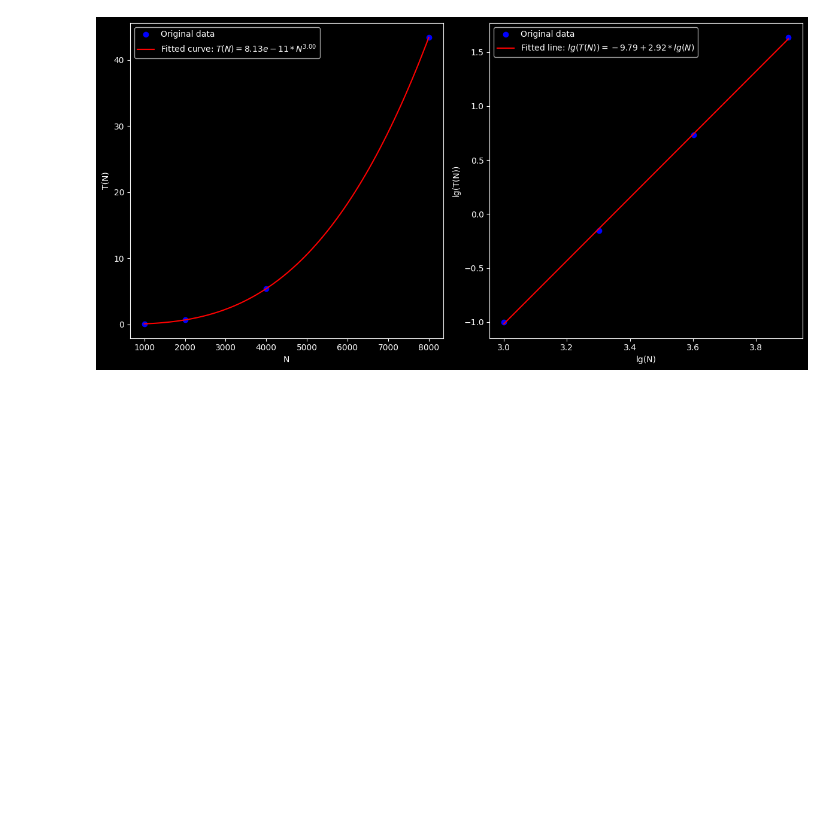
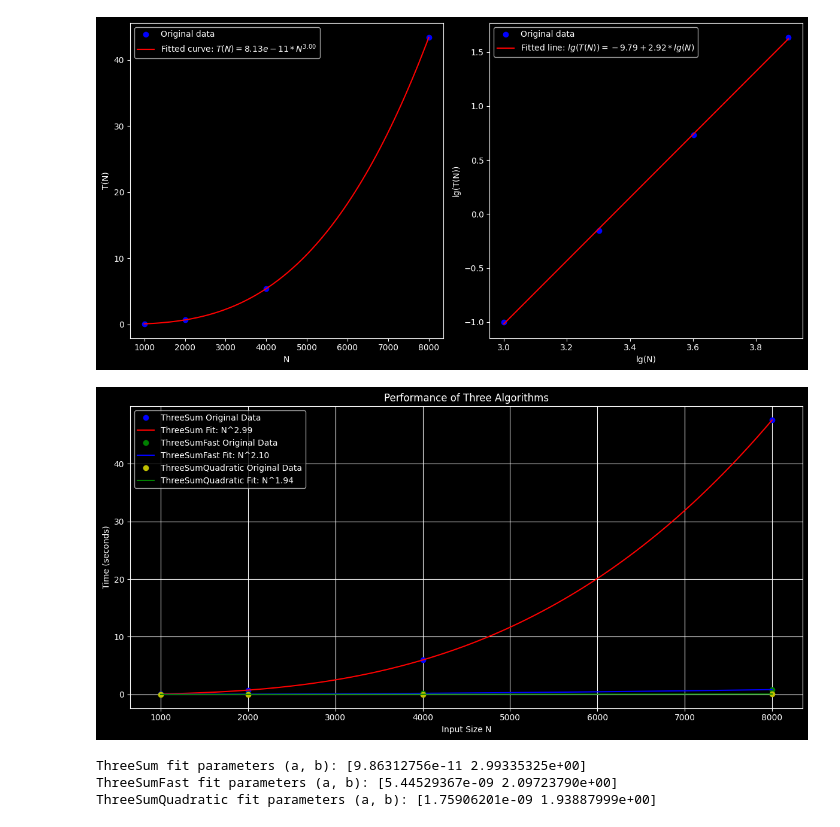
Before and after one commit to HaronCHou/algs4_cpuls_java, a Jupyter notebook: algs4_java/algs4-master-RQTN/algs4-master/src/analysis_of_algs/时间测试.ipynb, the cells around one changed output. Drawn from its saved outputs; the diff is of its cells as text; code cells hidden in the pictures; blank space fills up the shorter version.

```diff
--- a/algs4_java/algs4-master-RQTN/algs4-master/src/analysis_of_algs/时间测试.ipynb
+++ b/algs4_java/algs4-master-RQTN/algs4-master/src/analysis_of_algs/时间测试.ipynb
@@ -64,3 +64,63 @@ plt.show()
 Fitted parameters:[a, b]= [8.12590926e-11 3.00469963e+00]
 Log-fitted parameters:[a, b]= [-9.78587524  2.92321863]
 [figure]
+# %%
+import numpy as np
+import matplotlib.pyplot as plt
+from scipy.optimize import curve_fit
+
+# 数据（N是输入大小，time是对应的时间）
+N = np.array([1, 2, 4, 8]) * 1000  # 输入大小 1K, 2K, 4K, 8K
+time_ThreeSum = np.array([0.1020, 0.7520, 5.9730, 47.5710])  # ThreeSum
+time_ThreeSumFast = np.array([0.0130, 0.0430, 0.1960, 0.8350])  # ThreeSumFast
+time_ThreeSumQuadratic = np.array([0.0020, 0.0040, 0.0170, 0.0650])  # ThreeSumQuadratic
+
+# 定义拟合模型函数, 假设是 O(N^2) 或 O(N^3)，可以根据情况选择模型
+def model(x, a, b):
+    return a * x ** b  # 假设是 O(N^b)
+
+# 对每个算法进行拟合
+params_ThreeSum, _ = curve_fit(model, N, time_ThreeSum)
+params_ThreeSumFast, _ = curve_fit(model, N, time_ThreeSumFast)
+params_ThreeSumQuadratic, _ = curve_fit(model, N, time_ThreeSumQuadratic)
+
+# 生成拟合曲线
+N_fine = np.linspace(1000, 8000, 100)
+time_ThreeSum_fitted = model(N_fine, *params_ThreeSum)
+time_ThreeSumFast_fitted = model(N_fine, *params_ThreeSumFast)
+time_ThreeSumQuadratic_fitted = model(N_fine, *params_ThreeSumQuadratic)
+
+# 绘图
+plt.figure(figsize=(12, 6))
+
+# 绘制 ThreeSum
+plt.plot(N, time_ThreeSum, 'bo', label='ThreeSum Original Data')
+plt.plot(N_fine, time_ThreeSum_fitted, 'r-', label=f'ThreeSum Fit: N^{params_ThreeSum[1]:.2f}')
+
+# 绘制 ThreeSumFast
+plt.plot(N, time_ThreeSumFast, 'go', label='ThreeSumFast Original Data')
+plt.plot(N_fine, time_ThreeSumFast_fitted, 'b-', label=f'ThreeSumFast Fit: N^{params_ThreeSumFast[1]:.2f}')
+
+# 绘制 ThreeSumQuadratic
+plt.plot(N, time_ThreeSumQuadratic, 'yo', label='ThreeSumQuadratic Original Data')
+plt.plot(N_fine, time_ThreeSumQuadratic_fitted, 'g-', label=f'ThreeSumQuadratic Fit: N^{params_ThreeSumQuadratic[1]:.2f}')
+
+# 配置图形
+plt.xlabel('Input Size N')
+plt.ylabel('Time (seconds)')
+plt.legend()
+plt.title('Performance of Three Algorithms')
+plt.grid(True)
+
+plt.tight_layout()
+plt.show()
+
+# 输出拟合参数
+print(f"ThreeSum fit parameters (a, b): {params_ThreeSum}")
+print(f"ThreeSumFast fit parameters (a, b): {params_ThreeSumFast}")
+print(f"ThreeSumQuadratic fit parameters (a, b): {params_ThreeSumQuadratic}")
+# %% [output]
+[figure, added]
+ThreeSum fit parameters (a, b): [9.86312756e-11 2.99335325e+00]
+ThreeSumFast fit parameters (a, b): [5.44529367e-09 2.09723790e+00]
+ThreeSumQuadratic fit parameters (a, b): [1.75906201e-09 1.93887999e+00]
```
Also changed, not shown: 31 other files.
